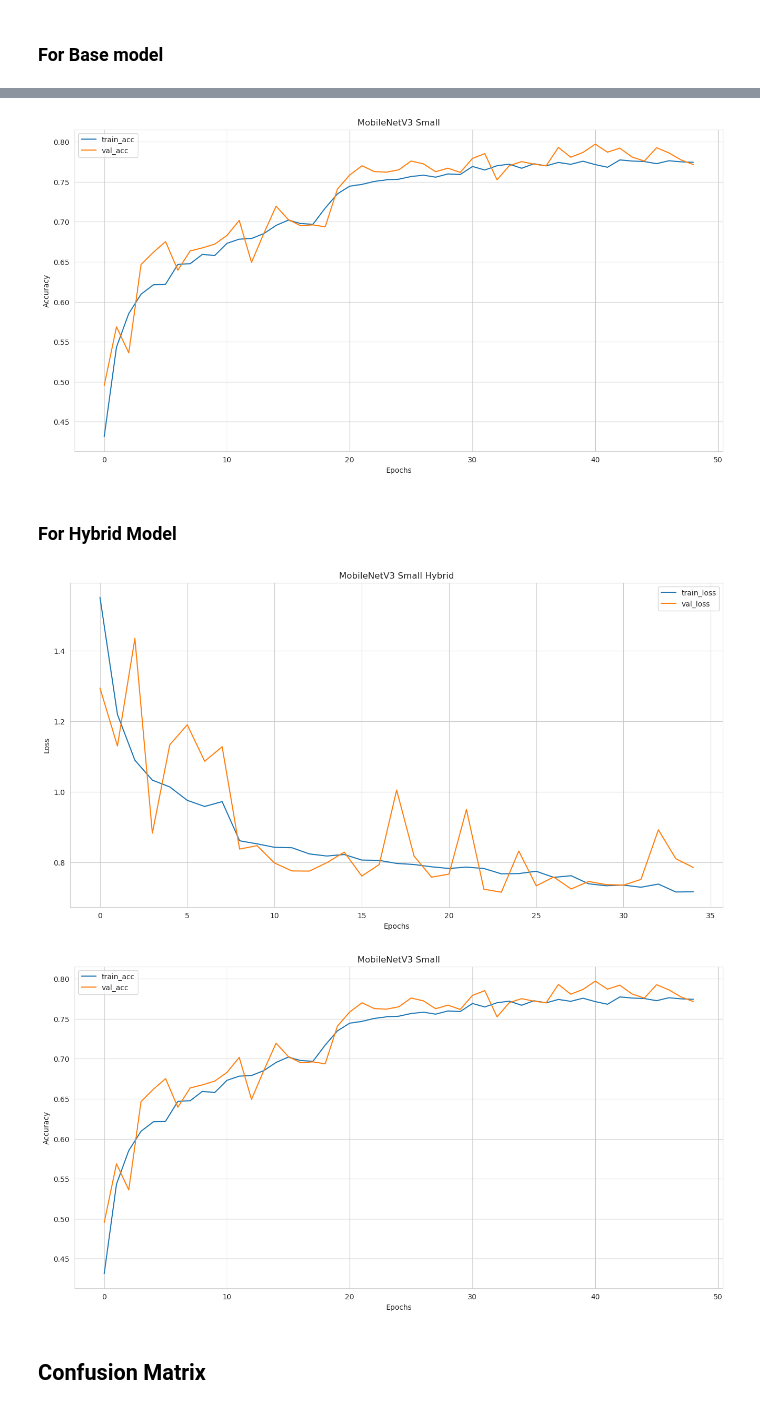
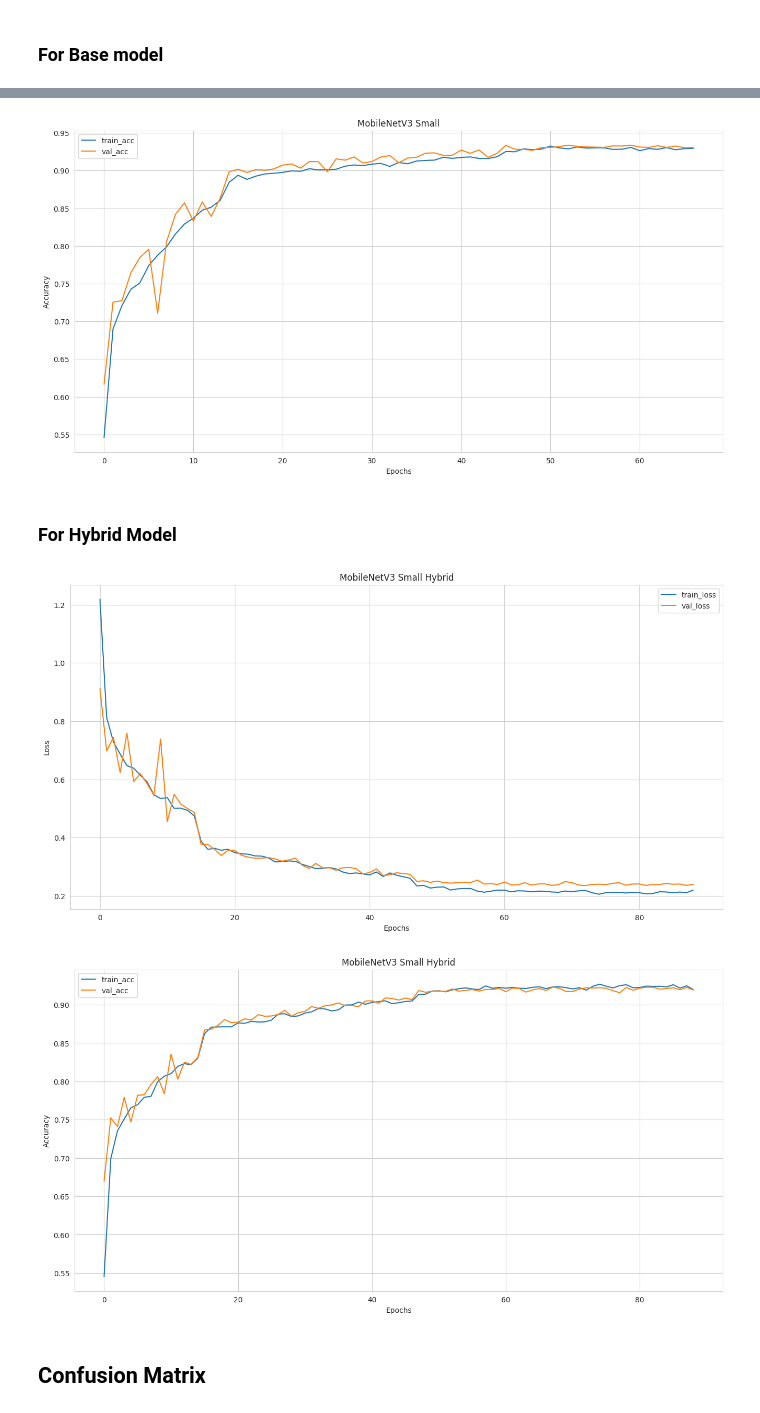
Before and after one commit to BuiHoangTu/ul.cs6428-deep-reinforcement.mobile-net-small, a Jupyter notebook: CS6482-Assign1-24089036-24005665.ipynb, the cells around one changed output, grey strips where cells are left out. Cells and saved outputs as stored; diff of their text form; code cells hidden in the pictures.

```diff
--- a/CS6482-Assign1-24089036-24005665.ipynb
+++ b/CS6482-Assign1-24089036-24005665.ipynb
@@ -46,22 +46,7 @@ The EuroSAT dataset is a comprehensive collection of Sentinel-2 satellite images
 
 EuroSAT contain data for 10 classes.
 # %%
-from pathlib import Path
-
-
-dataName = "blanchon/EuroSAT_RGB"
-dataPath = Path(dataName)
-if dataPath.exists() is False:
-
-    EuroSAT: DatasetDict = load_dataset(dataName)  # type: ignore
-    EuroSAT.save_to_disk(dataPath)  # type: ignore
-
-else:
-    from datasets import load_from_disk
-
-    EuroSAT: DatasetDict = load_from_disk(dataPath)  # type: ignore
-
-num_classes = len(EuroSAT["train"].unique("label"))
+EuroSAT = load_dataset("blanchon/EuroSAT_RGB")
 print(EuroSAT)
 # %% [output]
 DatasetDict({
@@ -156,10 +141,10 @@ class AugmentedDataset(Dataset):
         self.augmentation_transforms = [
             RandomHorizontalFlip(),
             RandomVerticalFlip(),
-            RandomRotation(60),
-            RandomAffine(degrees=0, scale=(0.8, 1.2)),
-            RandomResizedCrop(64),  # change as per image size
-            ColorJitter(brightness=0.2, contrast=0.2, saturation=0.2, hue=0.2),
+            RandomRotation(45),
+            # RandomAffine(degrees=0, scale=(0.8, 1.2)),
+            # RandomResizedCrop(64),  # change as per image size
+            # ColorJitter(brightness=0.2, contrast=0.2, saturation=0.2, hue=0.2),
         ]
 
         self.images = [i for i in data["image"]]  # List of images
@@ -222,9 +207,9 @@ len(train_dataset), len(test_dataset), len(validation_dataset)
 (16200, 5400, 5400)
 # %%
 # Create DataLoaders for training ,testing and validation
-train_loader = DataLoader(train_dataset, batch_size=64, shuffle=True, pin_memory=True)
-test_loader = DataLoader(test_dataset, batch_size=64, pin_memory=True)
-validation_loader = DataLoader(validation_dataset, batch_size=64, pin_memory=True)
+train_loader = DataLoader(train_dataset, batch_size=64, shuffle=True)
+test_loader = DataLoader(test_dataset, batch_size=64)
+validation_loader = DataLoader(validation_dataset, batch_size=64 )
 # %% [markdown]
 ####  Note it is a generally pratice to not use augmentation on test and validation dataset therefore you can notice that only train_dataset has been Augmented whereas the test and validation remain same
 # %% [markdown]
@@ -855,7 +840,7 @@ lr = 0.001
 device = torch.device("cuda" if torch.cuda.is_available() else "cpu")
 print("Device = ", device)
 n_epochs = 100
-earlyStopping = 10
+earlyStopping = 15
 # %% [output]
 Device =  cuda
 # %% [markdown]
@@ -1063,17 +1068,17 @@ plotLearningCurve(base_history, "MobileNetV3 Small")
 # %%
 plotAccuracyCurve(base_history, "MobileNetV3 Small")
 # %% [output]
-[figure, old version]
+[figure, new version]
 # %% [markdown]
 ### For Hybrid Model
 # %%
 plotLearningCurve(hybrid_history, "MobileNetV3 Small Hybrid")
 # %% [output]
-[figure, old version]
+[figure, new version]
 # %%
-plotAccuracyCurve(base_history, "MobileNetV3 Small")
+plotAccuracyCurve(hybrid_history, "MobileNetV3 Small Hybrid")
 # %% [output]
-[figure, old version]
+[figure, new version]
 # %% [markdown]
 ## Confusion Matrix
 # %%
```
Also changed, not shown: parts of 40 cells of this notebook.
